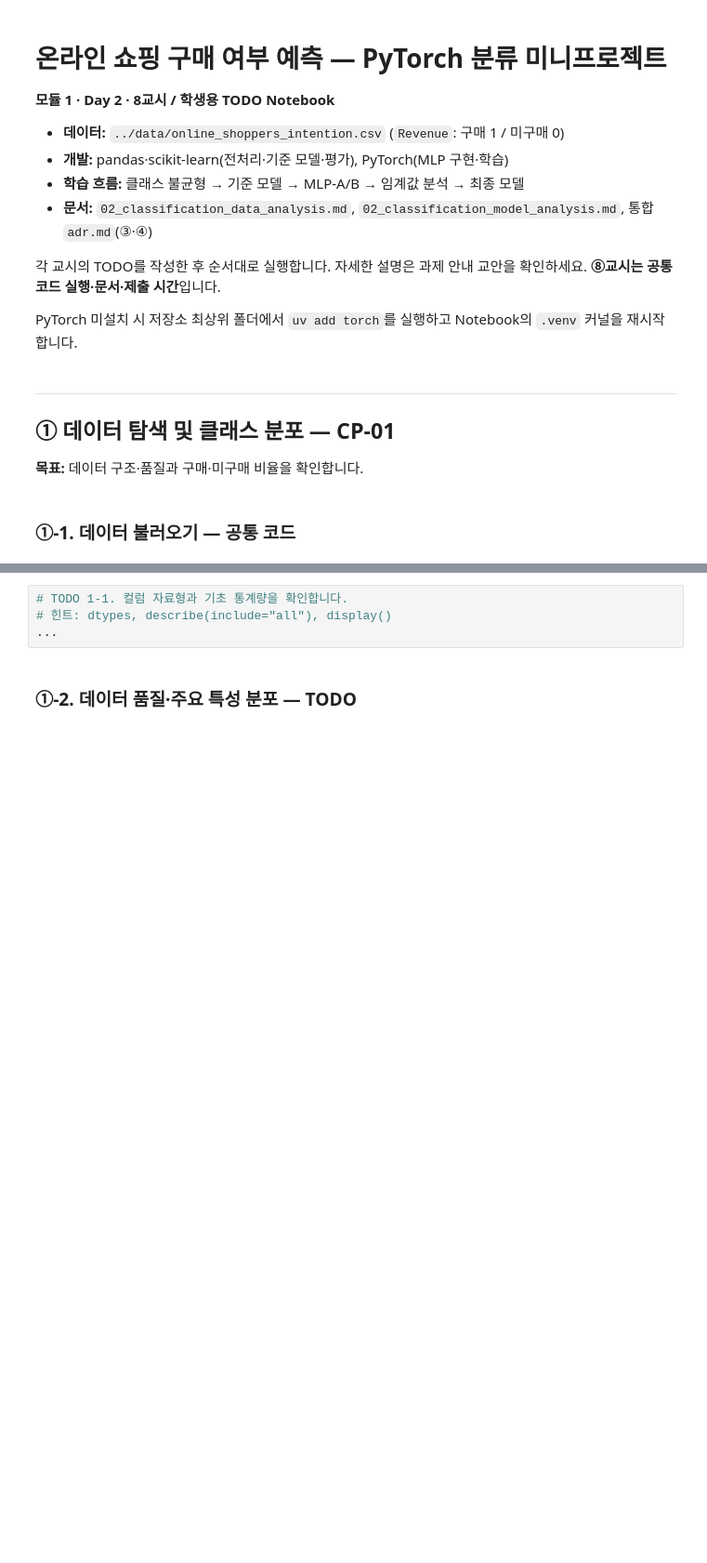
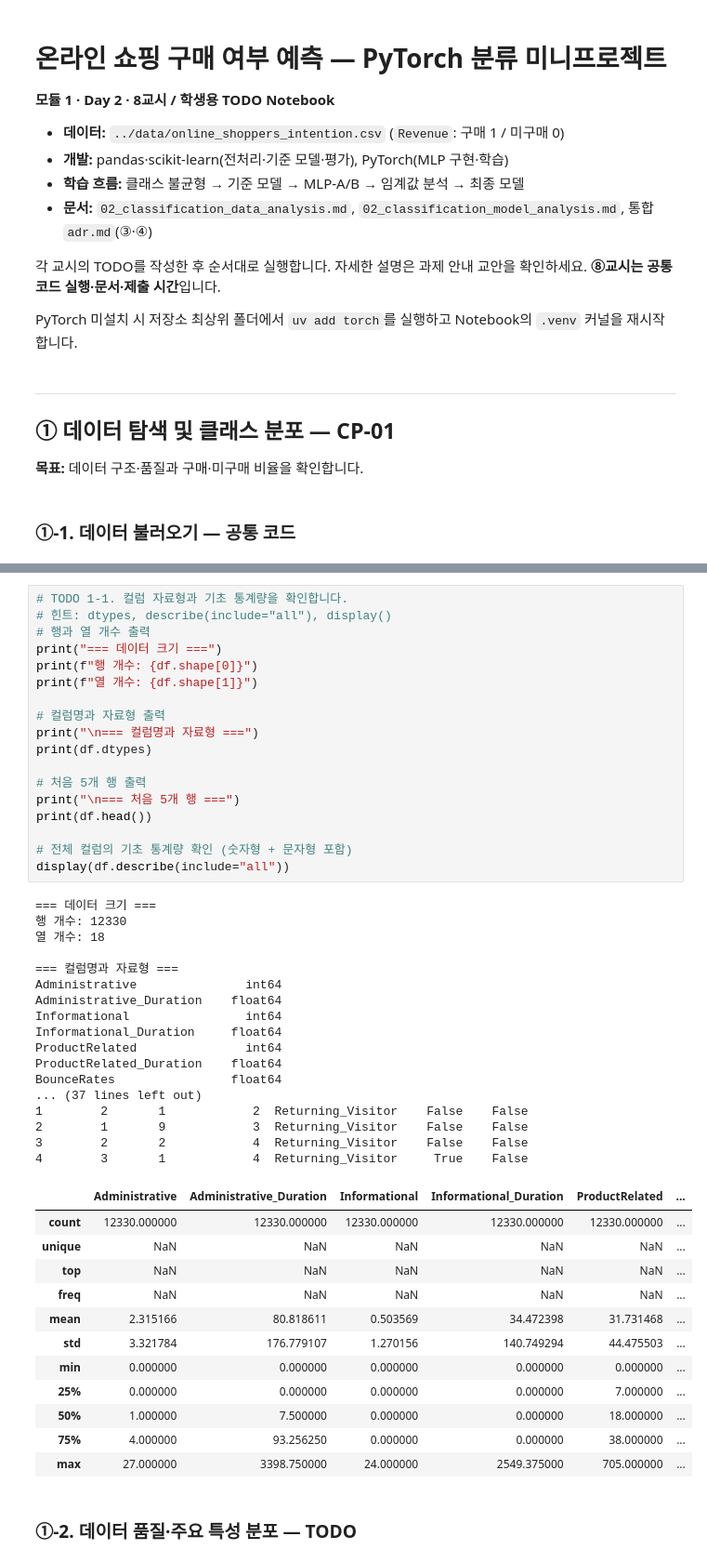
Before and after one commit to Terence20t/ai-mini-project, a Jupyter notebook: mini-project-01/code/02_classification_online_shopping.ipynb, the cells around one changed output, grey strips where cells are left out. Shown at 93% size. Cells and saved outputs as stored; diff of their text form; blank space fills up the shorter version.

```diff
--- a/mini-project-01/code/02_classification_online_shopping.ipynb
+++ b/mini-project-01/code/02_classification_online_shopping.ipynb
@@ -52,6 +61,50 @@ df.head()
 # %%
 # TODO 1-1. 컬럼 자료형과 기초 통계량을 확인합니다.
 # 힌트: dtypes, describe(include="all"), display()
-...
+# 행과 열 개수 출력
+print("=== 데이터 크기 ===")
+print(f"행 개수: {df.shape[0]}")
+print(f"열 개수: {df.shape[1]}")
+
+# 컬럼명과 자료형 출력
+print("\n=== 컬럼명과 자료형 ===")
+print(df.dtypes)
+
+# 처음 5개 행 출력
+print("\n=== 처음 5개 행 ===")
+print(df.head())
+
+# 전체 컬럼의 기초 통계량 확인 (숫자형 + 문자형 포함)
+display(df.describe(include="all"))
+# %% [output]
+=== 데이터 크기 ===
+행 개수: 12330
+열 개수: 18
+
+=== 컬럼명과 자료형 ===
+Administrative               int64
+Administrative_Duration    float64
+Informational                int64
+Informational_Duration     float64
+ProductRelated               int64
+ProductRelated_Duration    float64
+BounceRates                float64
+... (37 lines left out)
+1        2       1            2  Returning_Visitor    False    False
+2        1       9            3  Returning_Visitor    False    False
+3        2       2            4  Returning_Visitor    False    False
+4        3       1            4  Returning_Visitor     True    False
+|  | Administrative | Administrative_Duration | Informational | Informational_Duration | ProductRelated | ... |
+| count | 12330.000000 | 12330.000000 | 12330.000000 | 12330.000000 | 12330.000000 | ... |
+| unique | NaN | NaN | NaN | NaN | NaN | ... |
+| top | NaN | NaN | NaN | NaN | NaN | ... |
+| freq | NaN | NaN | NaN | NaN | NaN | ... |
+| mean | 2.315166 | 80.818611 | 0.503569 | 34.472398 | 31.731468 | ... |
+| std | 3.321784 | 176.779107 | 1.270156 | 140.749294 | 44.475503 | ... |
+| min | 0.000000 | 0.000000 | 0.000000 | 0.000000 | 0.000000 | ... |
+| 25% | 0.000000 | 0.000000 | 0.000000 | 0.000000 | 7.000000 | ... |
+| 50% | 1.000000 | 7.500000 | 0.000000 | 0.000000 | 18.000000 | ... |
+| 75% | 4.000000 | 93.256250 | 0.000000 | 0.000000 | 38.000000 | ... |
+| max | 27.000000 | 3398.750000 | 24.000000 | 2549.375000 | 705.000000 | ... |
 # %% [markdown]
 ### ①-2. 데이터 품질·주요 특성 분포 — TODO
```
Also changed, not shown: parts of 5 cells of this notebook, 1 other file.
